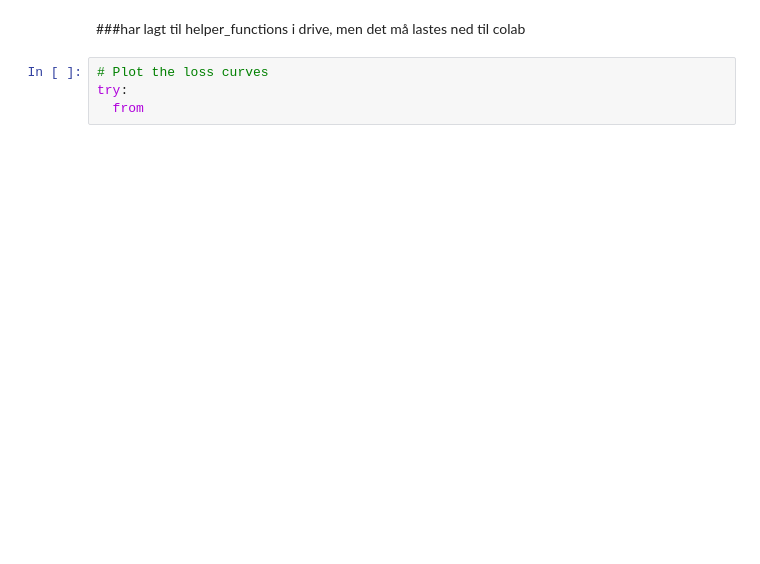
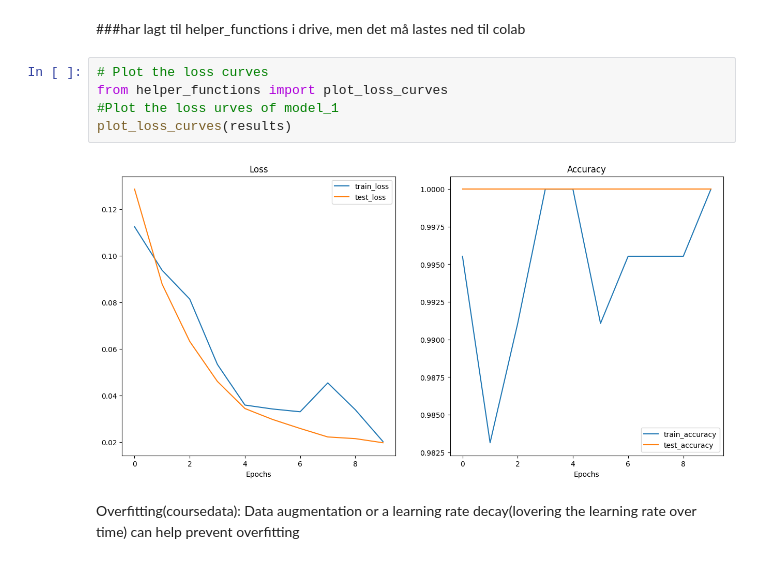
Before and after one commit to maritnorli/IFCB_CNN_Classify, a Jupyter notebook: CNN_transferlearning_IFCB.ipynb, the cells around one changed output. Drawn from its saved outputs; the diff is of its cells as text; blank space fills up the shorter version.

```diff
--- a/CNN_transferlearning_IFCB.ipynb
+++ b/CNN_transferlearning_IFCB.ipynb
@@ -567,5 +549,10 @@ Epoch: 10 | train_loss: 0.0274 | train_acc: 0.9955 | test_loss: 0.0176 | test_ac
 ###har lagt til helper_functions i drive, men det må lastes ned til colab
 # %%
 # Plot the loss curves
-try:
-  from
+from helper_functions import plot_loss_curves
+#Plot the loss urves of model_1
+plot_loss_curves(results)
+# %% [output]
+[figure, added]
+# %% [markdown]
+Overfitting(coursedata): Data augmentation or a learning rate decay(lovering the learning rate over time) can help prevent overfitting
```
Also changed, not shown: parts of 15 cells of this notebook.
